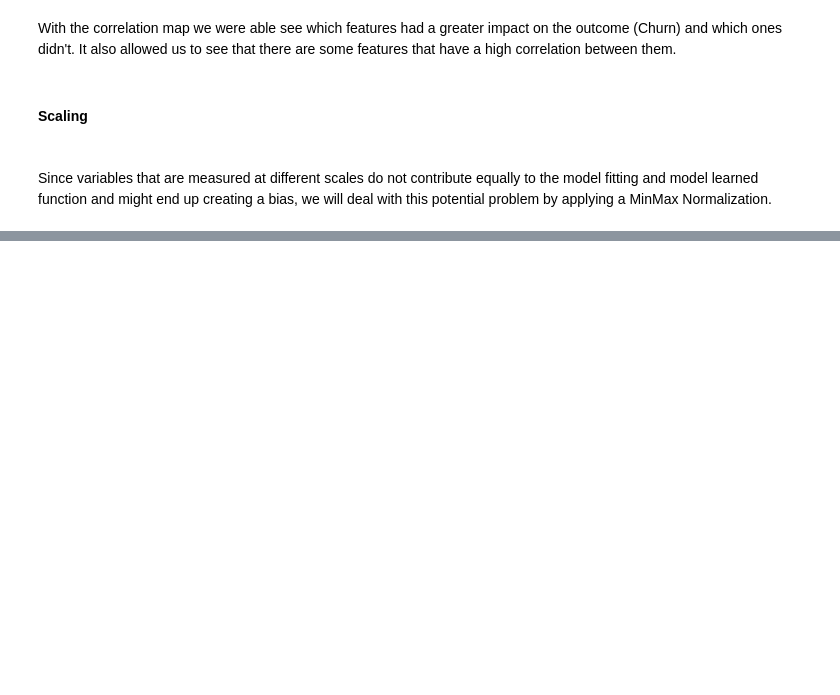
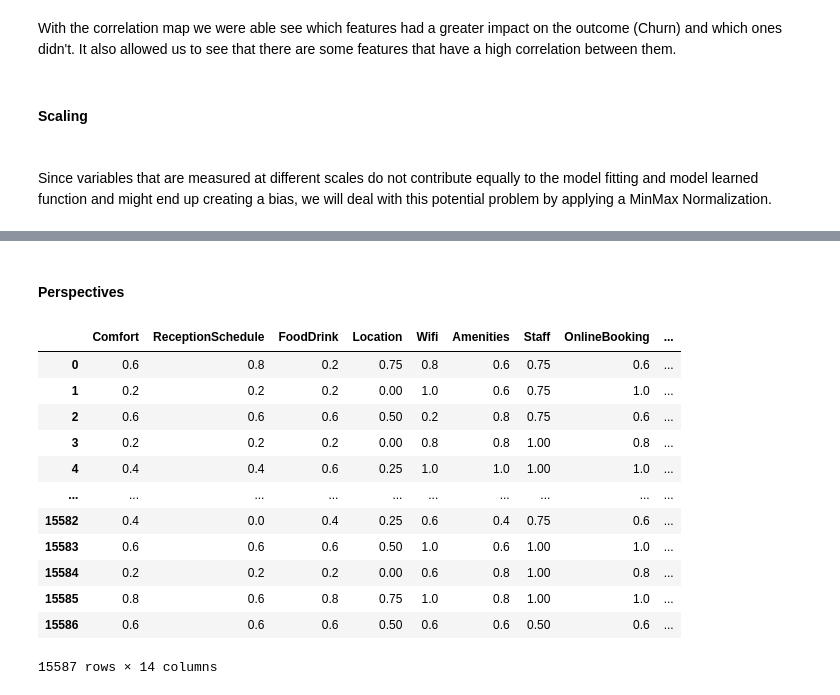
Before and after one commit to Leon209/Project_2-Unsupervised-Learning, a Jupyter notebook: Project 2.ipynb, the cells around one changed output, grey strips where cells are left out. Drawn from its saved outputs; the diff is of its cells as text; code cells hidden in the pictures; blank space fills up the shorter version.

```diff
--- a/Project 2.ipynb
+++ b/Project 2.ipynb
@@ -417,0 +418,19 @@ X_train.head()
+# %% [markdown]
+<h4> Perspectives </h4>
+# %%
+data_satisfaction = data[['Comfort','ReceptionSchedule','FoodDrink','Location','Wifi','Amenities','Staff','OnlineBooking','PriceQuality','RoomSpace','CheckOut','Checkin','Cleanliness','BarService']].copy()
+data_satisfaction
+# %% [output]
+|  | Comfort | ReceptionSchedule | FoodDrink | Location | Wifi | Amenities | Staff | OnlineBooking | ... |
+| 0 | 0.6 | 0.8 | 0.2 | 0.75 | 0.8 | 0.6 | 0.75 | 0.6 | ... |
+| 1 | 0.2 | 0.2 | 0.2 | 0.00 | 1.0 | 0.6 | 0.75 | 1.0 | ... |
+| 2 | 0.6 | 0.6 | 0.6 | 0.50 | 0.2 | 0.8 | 0.75 | 0.6 | ... |
+| 3 | 0.2 | 0.2 | 0.2 | 0.00 | 0.8 | 0.8 | 1.00 | 0.8 | ... |
+| 4 | 0.4 | 0.4 | 0.6 | 0.25 | 1.0 | 1.0 | 1.00 | 1.0 | ... |
+| ... | ... | ... | ... | ... | ... | ... | ... | ... | ... |
+| 15582 | 0.4 | 0.0 | 0.4 | 0.25 | 0.6 | 0.4 | 0.75 | 0.6 | ... |
+| 15583 | 0.6 | 0.6 | 0.6 | 0.50 | 1.0 | 0.6 | 1.00 | 1.0 | ... |
+| 15584 | 0.2 | 0.2 | 0.2 | 0.00 | 0.6 | 0.8 | 1.00 | 0.8 | ... |
+| 15585 | 0.8 | 0.6 | 0.8 | 0.75 | 1.0 | 0.8 | 1.00 | 1.0 | ... |
+| 15586 | 0.6 | 0.6 | 0.6 | 0.50 | 0.6 | 0.6 | 0.50 | 0.6 | ... |
+15587 rows × 14 columns
```
Also changed, not shown: parts of 14 cells of this notebook.
